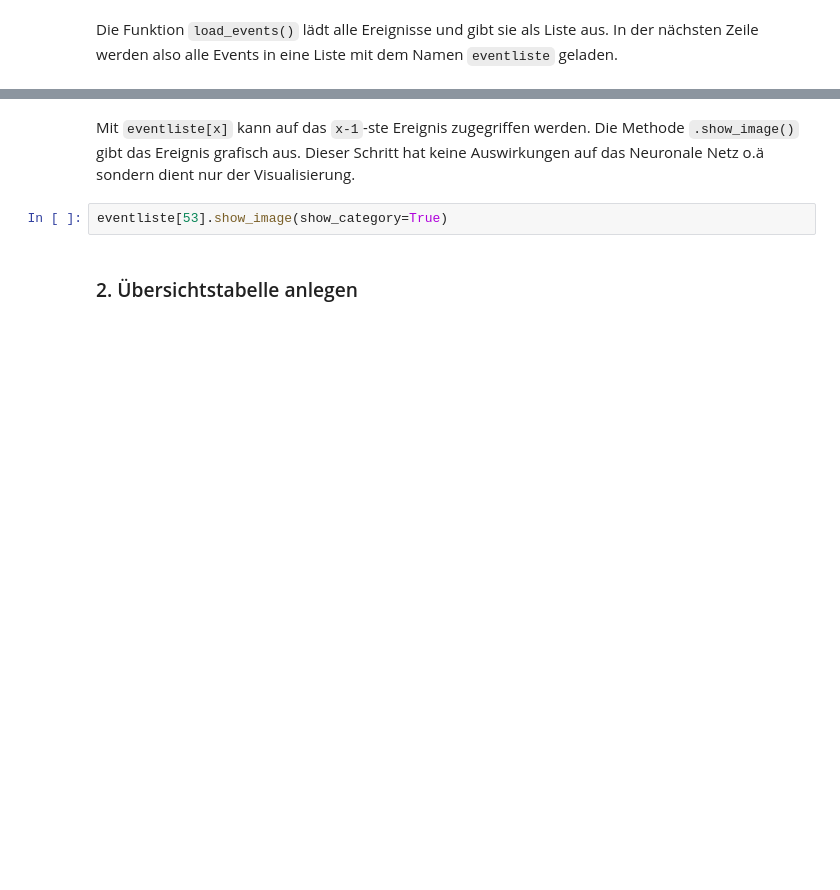
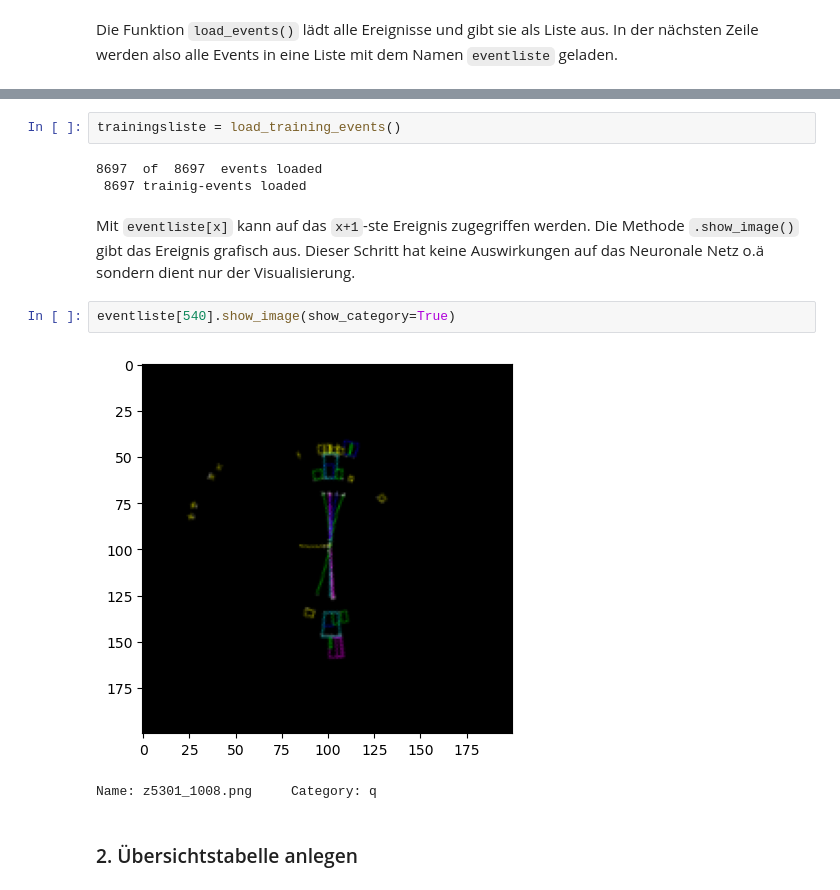
Before and after one commit to NTW-Muenster/opal-mc-ml, a Jupyter notebook: mc_ml_loesung.ipynb, the cells around one changed output, grey strips where cells are left out. Saved outputs shown, nothing was run; the diff lists cells and outputs as text; blank space fills up the shorter version.

Commit message:
Änderung im Rahmen einer Masterarbeit. Bilder werden anders dupliziert.

```diff
--- a/mc_ml_loesung.ipynb
+++ b/mc_ml_loesung.ipynb
@@ -28,7 +43,15 @@ eventliste = load_events()
+# %%
+trainingsliste = load_training_events()
+# %% [output]
+8697  of  8697  events loaded
+ 8697 trainig-events loaded
 # %% [markdown]
-Mit `eventliste[x]` kann auf das `x-1`-ste Ereignis zugegriffen werden. Die Methode `.show_image()` gibt das Ereignis grafisch aus. Dieser Schritt hat keine Auswirkungen auf das Neuronale Netz o.ä sondern dient nur der Visualisierung.
+Mit `eventliste[x]` kann auf das `x+1`-ste Ereignis zugegriffen werden. Die Methode `.show_image()` gibt das Ereignis grafisch aus. Dieser Schritt hat keine Auswirkungen auf das Neuronale Netz o.ä sondern dient nur der Visualisierung.
 # %%
-eventliste[53].show_image(show_category=True)
+eventliste[540].show_image(show_category=True)
+# %% [output]
+[figure, added]
+Name: z5301_1008.png     Category: q
 # %% [markdown]
 ### 2. Übersichtstabelle anlegen
 # %% [markdown]
```
Also changed, not shown: parts of 20 cells of this notebook, 10 other files.
